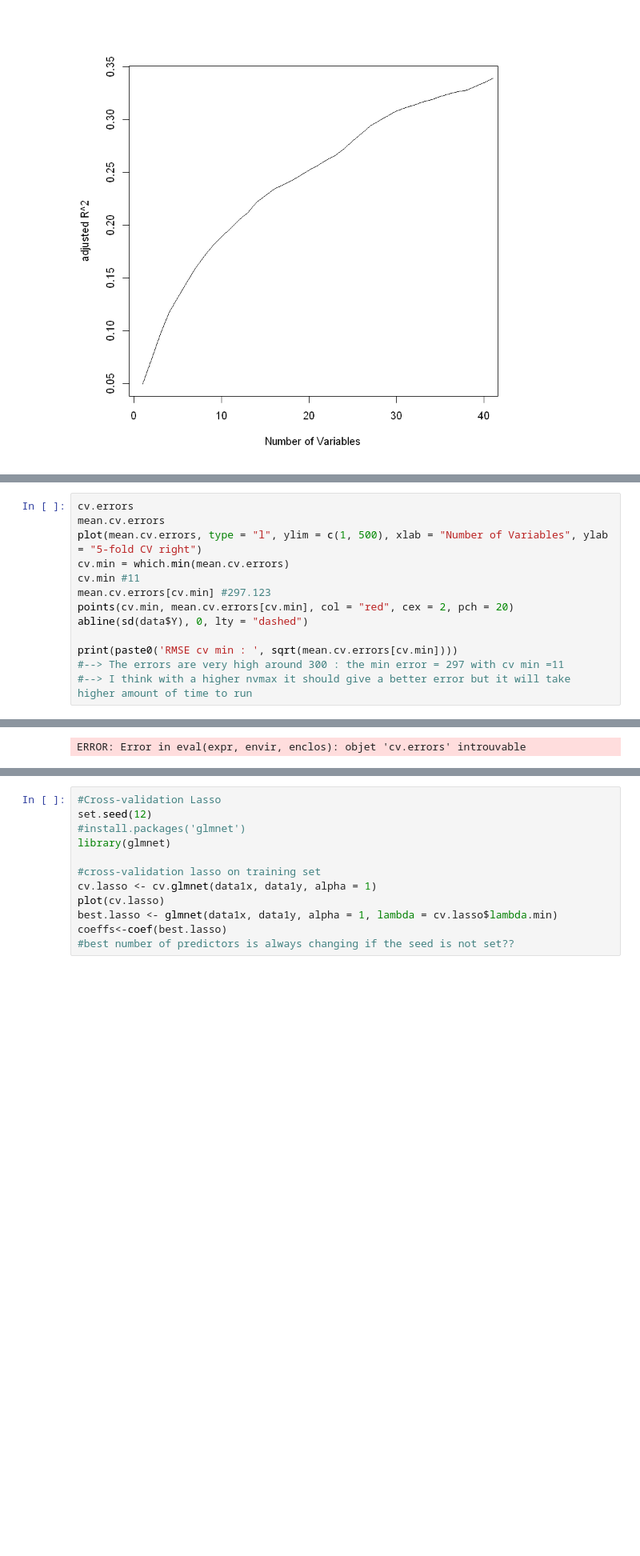
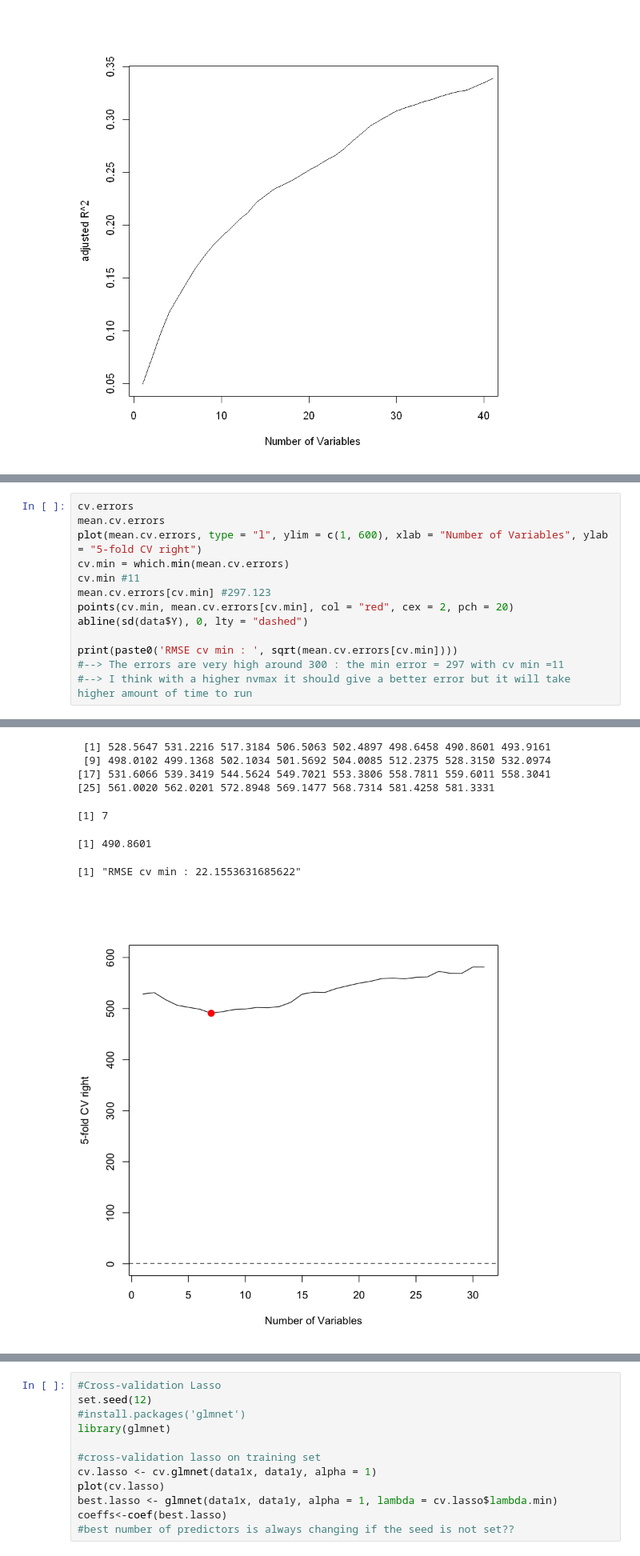
Before and after one commit to ghaeflig/Miniproject-Bio-322, a Jupyter notebook: src/LinearMethod.ipynb, the cells around one changed output, grey strips where cells are left out. Shown at 80% size. Drawn from its saved outputs; the diff is of its cells as text; blank space fills up the shorter version.

```diff
--- a/src/LinearMethod.ipynb
+++ b/src/LinearMethod.ipynb
@@ -149,7 +160,7 @@ ERROR: Error: package or namespace load failed for 'tidymodels' in loadNamespace
 # %%
 cv.errors
 mean.cv.errors
-plot(mean.cv.errors, type = "l", ylim = c(1, 500), xlab = "Number of Variables", ylab = "5-fold CV right")
+plot(mean.cv.errors, type = "l", ylim = c(1, 600), xlab = "Number of Variables", ylab = "5-fold CV right")
 cv.min = which.min(mean.cv.errors)
 cv.min #11
 mean.cv.errors[cv.min] #297.123
@@ -163,4 +190,11 @@ print(paste0('RMSE cv min : ', sqrt(mean.cv.errors[cv.min])))
-ERROR: Error in eval(expr, envir, enclos): objet 'cv.errors' introuvable
+ [1] 528.5647 531.2216 517.3184 506.5063 502.4897 498.6458 490.8601 493.9161
+ [9] 498.0102 499.1368 502.1034 501.5692 504.0085 512.2375 528.3150 532.0974
+[17] 531.6066 539.3419 544.5624 549.7021 553.3806 558.7811 559.6011 558.3041
+[25] 561.0020 562.0201 572.8948 569.1477 568.7314 581.4258 581.3331
+[1] 7
+[1] 490.8601
+[1] "RMSE cv min : 22.1553631685622"
+[figure, added]
 # %%
 #data1 <- as.matrix(data_prepared) #--> Je n'arrive pas à changer les data en matrice pour pouvoir utiliser la regularization ??
 
```
Also changed, not shown: parts of 10 cells of this notebook, 1 other file.
